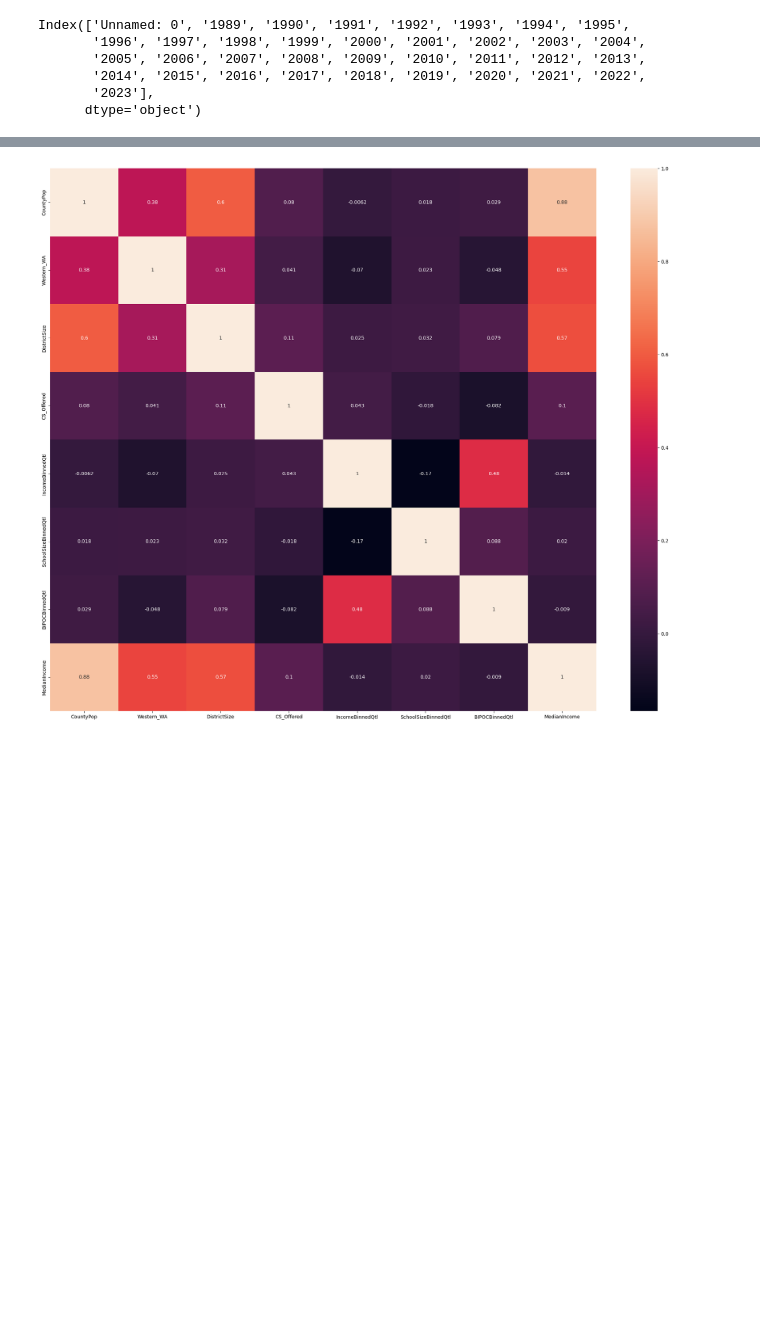
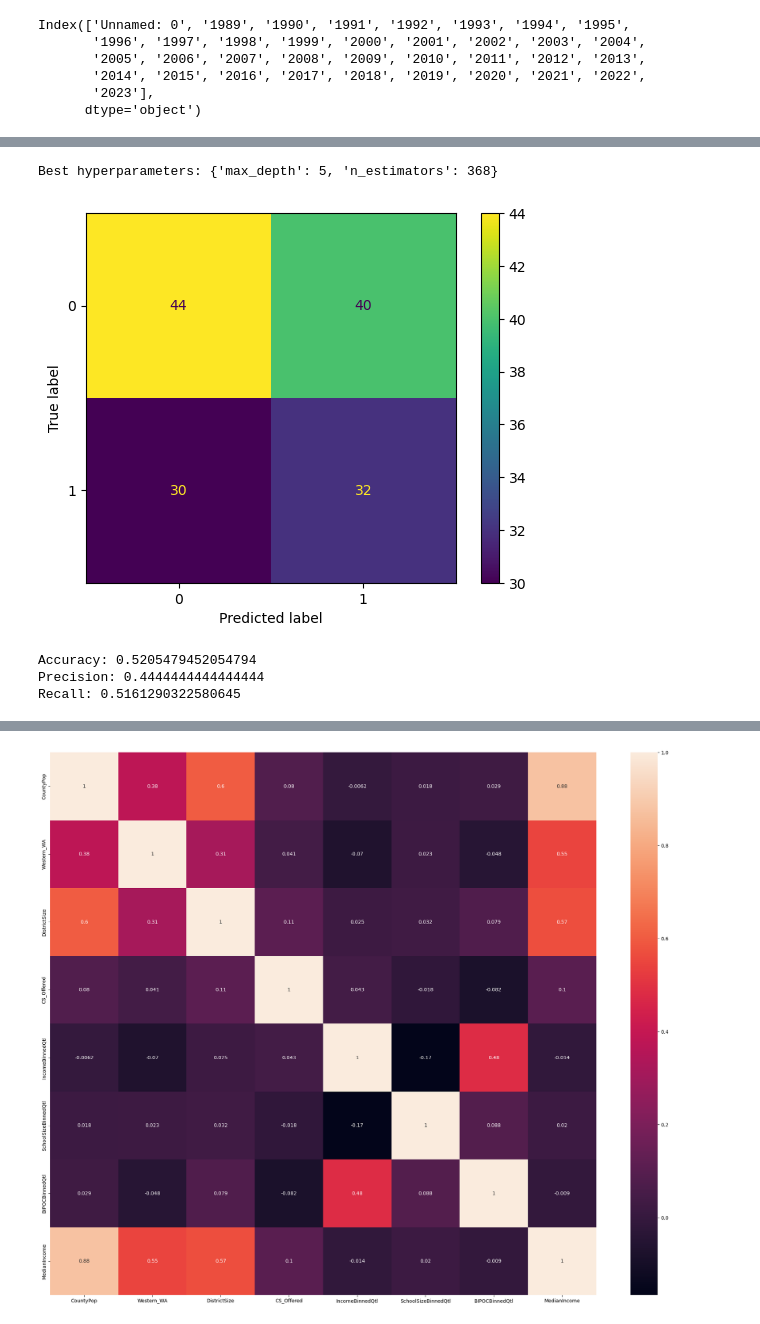
Before and after one commit to brinkbrink/WA_CS_v2, a Jupyter notebook: SchoolAnalysis.ipynb, the cells around one changed output, grey strips where cells are left out. Cells and saved outputs as stored; diff of their text form; code cells hidden in the pictures; blank space fills up the shorter version.

```diff
--- a/SchoolAnalysis.ipynb
+++ b/SchoolAnalysis.ipynb
@@ -590,0 +392,48 @@ feature_importances_tree5.plot.bar();
+# %%
+X_rf4 = df_for_tree_v4.drop(['CS_Offered'], axis = 1)
+y_rf4 = df_for_tree_v4['CS_Offered']
+X_train_rf4, X_test_rf4, y_train_rf4, y_test_rf4 = train_test_split(X_rf4, y_rf4, test_size=0.2)
+param_dist_rf4 = {'n_estimators': randint(50,500),
+              'max_depth': randint(1,20)}
+
+# Create a random forest classifier
+rf_rf4 = RandomForestClassifier(random_state=25)
+
+# Use random search to find the best hyperparameters
+rand_search_rf4 = RandomizedSearchCV(rf_rf4,
+                                 param_distributions = param_dist_rf4,
+                                 n_iter=5,
+                                 cv=5,
+                                 random_state=25 )
+
+# Fit the random search object to the data
+rand_search_rf4.fit(X_train_rf4, y_train_rf4)
+# Create a variable for the best model
+best_rf_rf4 = rand_search_rf4.best_estimator_
+
+# Print the best hyperparameters
+print('Best hyperparameters:',  rand_search_rf4.best_params_)
+# Generate predictions with the best model
+y_pred_rf4 = best_rf_rf4.predict(X_test_rf4)
+# Generate predictions with the best model
+y_pred_rf4 = best_rf_rf4.predict(X_test_rf4)
+
+# Create the confusion matrix
+cm_rf4 = confusion_matrix(y_test_rf4, y_pred_rf4)
+
+ConfusionMatrixDisplay(confusion_matrix=cm_rf4).plot();
+# %% [output]
+Best hyperparameters: {'max_depth': 5, 'n_estimators': 368}
+[figure, added]
+# %%
+accuracy_rf4 = accuracy_score(y_test_rf4, y_pred_rf4)
+precision_rf4 = precision_score(y_test_rf4, y_pred_rf4)
+recall_rf4 = recall_score(y_test_rf4, y_pred_rf4)
+
+print("Accuracy:", accuracy_rf4)
+print("Precision:", precision_rf4)
+print("Recall:", recall_rf4)
+# %% [output]
+Accuracy: 0.5205479452054794
+Precision: 0.4444444444444444
+Recall: 0.5161290322580645
```
Also changed, not shown: parts of 84 cells of this notebook.
